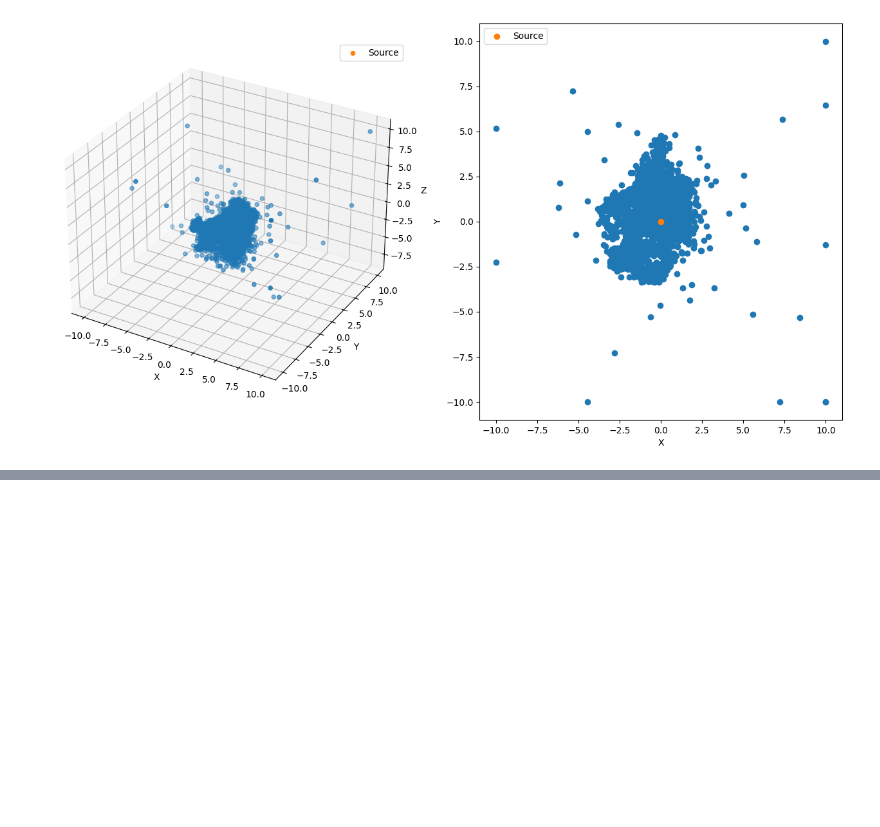
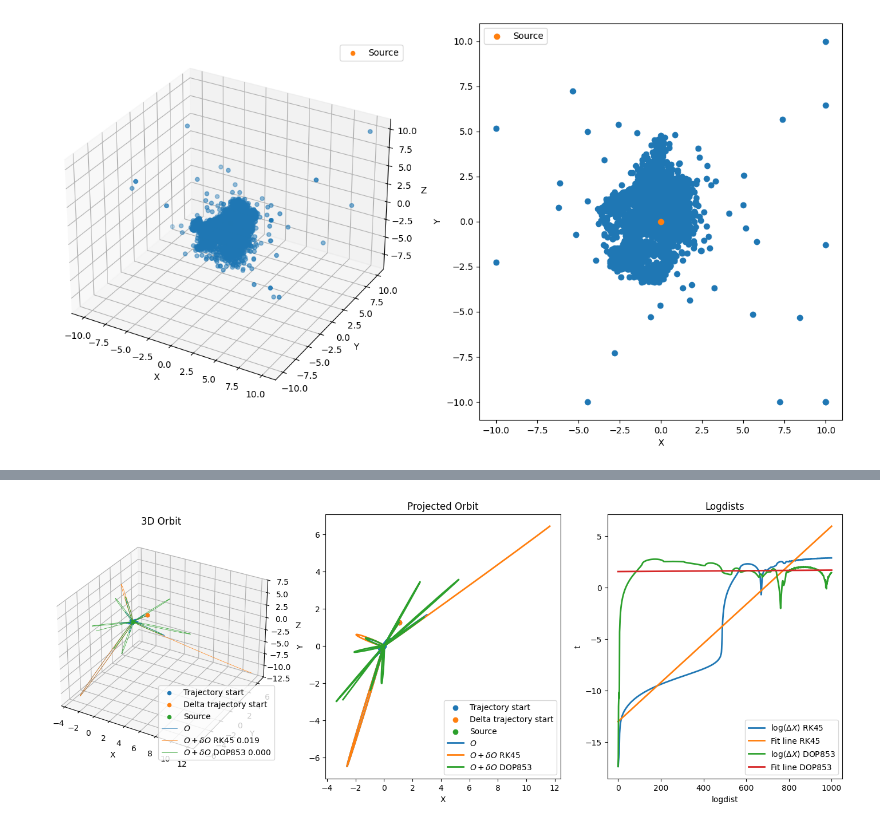
Before and after one commit to anirudhshankar99/ContinuousRL, a Jupyter notebook: Dynamics/test_models.ipynb, the cells around one changed output, grey strips where cells are left out. Saved outputs shown, nothing was run; the diff lists cells and outputs as text; code cells hidden in the pictures; blank space fills up the shorter version.

```diff
--- a/Dynamics/test_models.ipynb
+++ b/Dynamics/test_models.ipynb
@@ -58,7 +60,7 @@ def plot_from_init(init_params, methods=['RK45']):
     ax1.set_xlabel('X')
     ax1.set_ylabel('Y')
     ax1.set_zlabel('Z')
-    ax1.set_title(f'3D Orbit: {reward / orbit.y.shape[-1]}')
+
     ax1.plot(orbit.y[0], orbit.y[1], orbit.y[2], lw=0.5, label=r'$O$')
     ax2 = fig.add_subplot(132)
 
@@ -72,7 +74,8 @@ def plot_from_init(init_params, methods=['RK45']):
     ax3 = fig.add_subplot(133)
     ax3.set_xlabel('logdist')
     ax3.set_ylabel('t')
-    ax3.set_title(f'Logdists: {damping}')
+    ax3.set_title(f'Logdists')
+    ax1.set_title(f'3D Orbit')
     for method in methods:
         orbit_delta = solve_ivp(get_equations, t_span=(0, orbit_duration), y0=init_params_delta, t_eval=np.linspace(0, orbit_duration, orbit_timesteps),method=method)
         orbit_dists = np.linalg.norm(orbit.y - orbit_delta.y, axis=0)
@@ -82,13 +85,12 @@ def plot_from_init(init_params, methods=['RK45']):
         damping = out_of_bounds_damping(max_r)
         reward = fit_coeffs[0] * damping
 
-        ax1.plot(orbit_delta.y[0], orbit_delta.y[1], orbit_delta.y[2], lw=0.5, label=r'$O+\delta O$ %d'%method)
-
-        ax2.plot(orbit_delta.y[0], orbit_delta.y[1], lw=2, label=r'$O+\delta O$ %d'%method)
-        ax3.plot(log_orbit_dists[:], lw=2, label=r'log$(\Delta X)$ %d'%method)
+        ax1.plot(orbit_delta.y[0], orbit_delta.y[1], orbit_delta.y[2], lw=0.5, label=r'$O+\delta O$ %s %.3f'%(method, reward))
+        ax2.plot(orbit_delta.y[0], orbit_delta.y[1], lw=2, label=r'$O+\delta O$ %s'%method)
+        ax3.plot(log_orbit_dists[:], lw=2, label=r'log$(\Delta X)$ %s'%method)
         X_fit = np.linspace(orbit.t[0], orbit.t[-1], 100)
         Y_fit = fit_coeffs[0] * X_fit + fit_coeffs[1]
-        ax3.plot(X_fit, Y_fit, lw=2, label=r'Fit line')
+        ax3.plot(X_fit, Y_fit, lw=2, label=r'Fit line %s'%method)
 
 
     ax1.legend()
@@ -150,4 +155,0 @@ print()
-# %%
-result_init_params = results.loc[0,['x', 'y', 'z', 'vx', 'vy', 'vz']].to_numpy()
-methods=['RK45', 'DOP853']
-plot_from_init(result_init_params[0], methods)
@@ -245,0 +160,6 @@ plot_from_init([0.6095907092094421, 3.185401439666748, -1.0571545362472534, 0.04
+# %%
+rewards_frac = (rewards[:,1] / rewards[:,0]).flatten().tolist()
+rewards_params_list = []
+for i in range(len(rewards_frac)):
+    rewards_params_list.append([rewards_frac[i], result_init_params[i]])
+rewards_params_list = sorted(rewards_params_list)
@@ -245,0 +168,4 @@ plot_from_init([0.6095907092094421, 3.185401439666748, -1.0571545362472534, 0.04
+# %%
+plot_from_init(rewards_params_list[0][1], methods)
+# %% [output]
+[figure, added]
```
Also changed, not shown: parts of 22 cells of this notebook, 5 other files.
